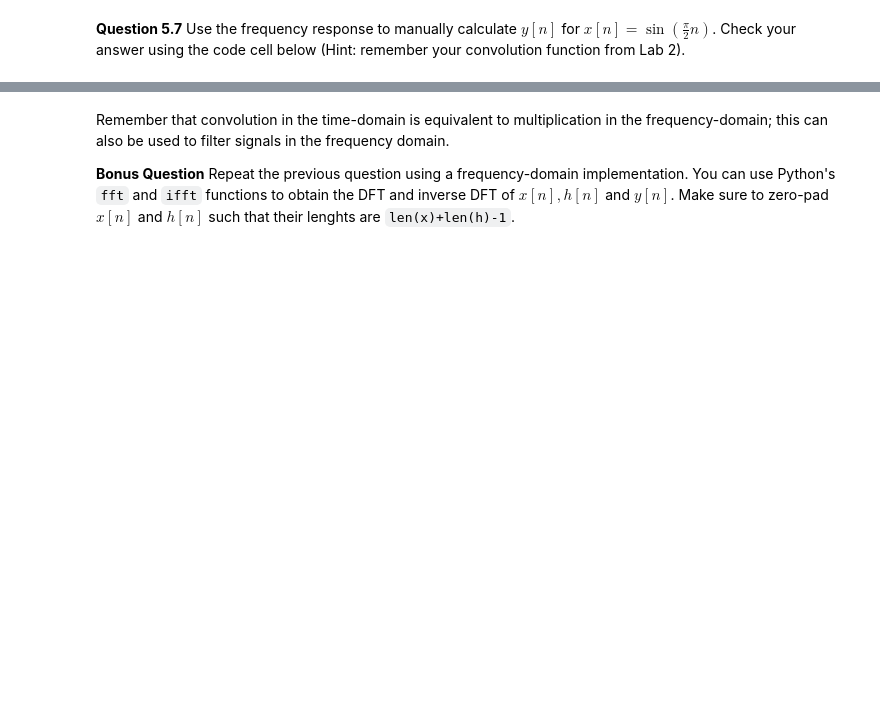
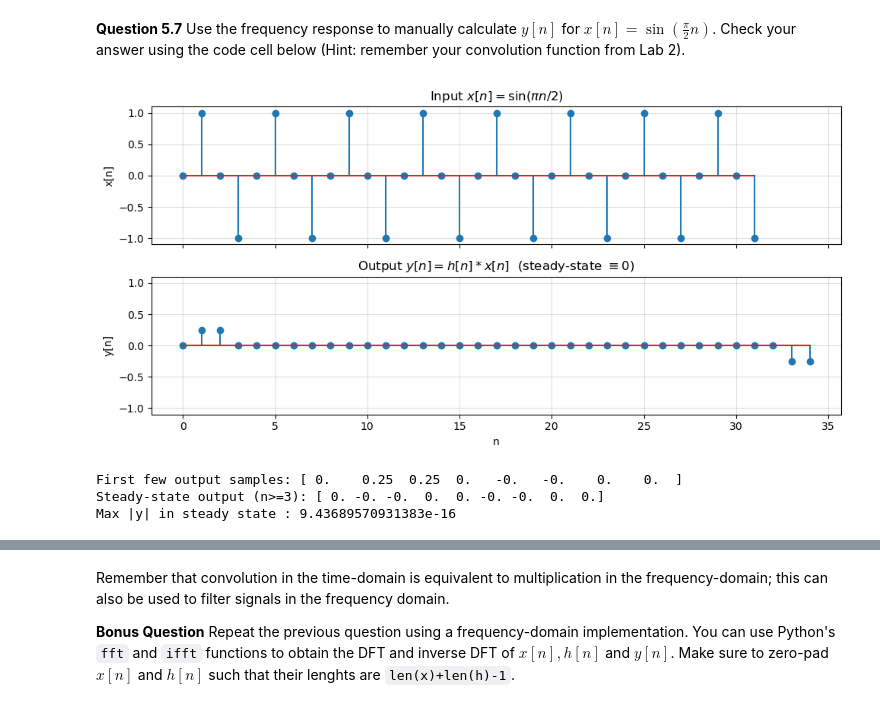
Before and after one commit to LH-and-FPGA/sap-EE2-SS-LAB, a Jupyter notebook: EX5 - Introduction to filtering.ipynb, the cells around one changed output, grey strips where cells are left out. Drawn from its saved outputs; the diff is of its cells as text; code cells hidden in the pictures; blank space fills up the shorter version.

```diff
--- a/EX5 - Introduction to filtering.ipynb
+++ b/EX5 - Introduction to filtering.ipynb
@@ -274,4 +274,39 @@ $$h[n]=\big[0.25,\, 0.25,\, 0.25,\, 0.25\big]$$
 # %% [markdown]
 **Question 5.7** Use the frequency response to manually calculate $y[n]$ for $x[n]=\sin(\frac{\pi}{2} n)$. Check your answer using the code cell below (Hint: remember your convolution function from Lab 2).
 # %%
-# add your code here
+# Q5.7: filter x[n] = sin(pi*n/2) with h[n] = [0.25, 0.25, 0.25, 0.25]
+import numpy as np
+import matplotlib.pyplot as plt
+
+h = np.array([0.25, 0.25, 0.25, 0.25])
+
+N = 32
+n = np.arange(N)
+x = np.sin(np.pi * n / 2)
+
+# Time-domain convolution
+y = np.convolve(x, h)   # length N + len(h) - 1 = 35
+n_y = np.arange(len(y))
+
+# Plot input and output
+fig, axes = plt.subplots(2, 1, figsize=(10, 5), sharex=True)
+axes[0].stem(n, x)
+axes[0].set_title(r'Input $x[n] = \sin(\pi n / 2)$')
+axes[0].set_ylabel('x[n]'); axes[0].grid(alpha=0.4)
+
+axes[1].stem(n_y, y)
+axes[1].set_title(r'Output $y[n] = h[n] * x[n]$  (steady-state $\equiv 0$)')
+axes[1].set_xlabel('n'); axes[1].set_ylabel('y[n]'); axes[1].grid(alpha=0.4)
+axes[1].set_ylim(-1.1, 1.1)
+
+plt.tight_layout()
+plt.show()
+
+print('First few output samples:', np.round(y[:8], 6))
+print('Steady-state output (n>=3):', np.round(y[3:12], 6))
+print('Max |y| in steady state :', np.max(np.abs(y[3:-3])))
+# %% [output]
+[figure, added]
+First few output samples: [ 0.    0.25  0.25  0.   -0.   -0.    0.    0.  ]
+Steady-state output (n>=3): [ 0. -0. -0.  0.  0. -0. -0.  0.  0.]
+Max |y| in steady state : 9.43689570931383e-16
```
Also changed, not shown: parts of 1 cell of this notebook.
